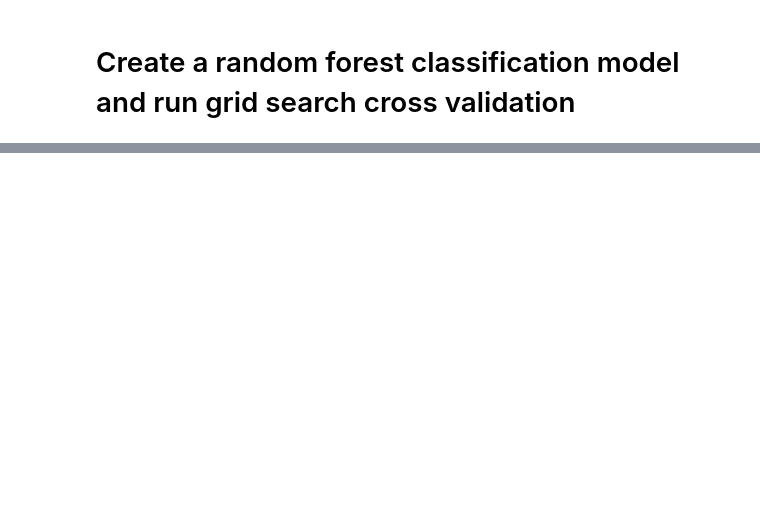
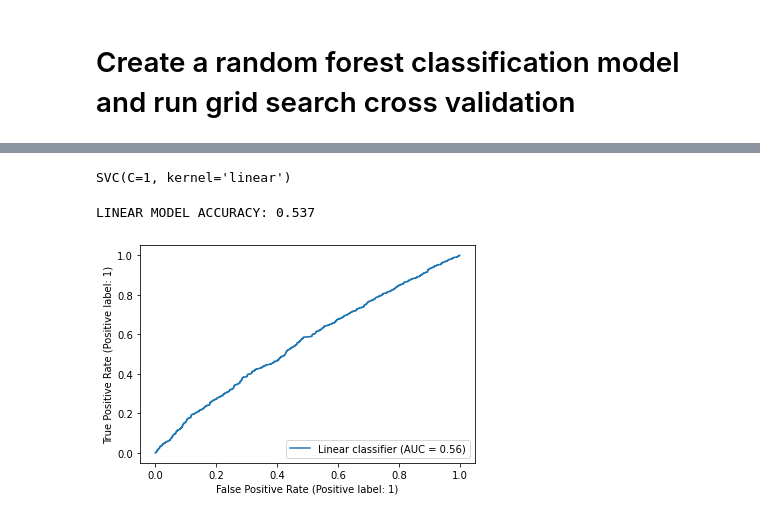
Before and after one commit to bvanhoewijk/ML2022, a Jupyter notebook: src/models/run_models.ipynb, the cells around one changed output, grey strips where cells are left out. Drawn from its saved outputs; the diff is of its cells as text; code cells hidden in the pictures; blank space fills up the shorter version.

```diff
--- a/src/models/run_models.ipynb
+++ b/src/models/run_models.ipynb
@@ -418,0 +365,4 @@ After multiple fits, I've found that the best parameters for the Random Forest m
+# %%
+new_train_x = pandas.concat([x_train, x_val])
+new_train_y = pandas.concat([y_train, y_val])
+new_train_x.head()
@@ -418,0 +392,14 @@ After multiple fits, I've found that the best parameters for the Random Forest m
+# %%
+linear = SVC(C = 1, kernel = "linear")
+linear.fit(new_train_x, new_train_y)
+# %% [output]
+SVC(C=1, kernel='linear')
+# %%
+y_true_final, y_pred_final = y_test, grid_linear.predict(x_test)
+accuracy_final = accuracy_score(y_true_final, y_pred_final)
+print("LINEAR MODEL ACCURACY: " + str(accuracy_final))
+plot_roc_curve(linear, x_test, y_test, name = "Linear classifier")
+plt.show()
+# %% [output]
+LINEAR MODEL ACCURACY: 0.537
+[figure, added]
```
Also changed, not shown: parts of 22 cells of this notebook.
